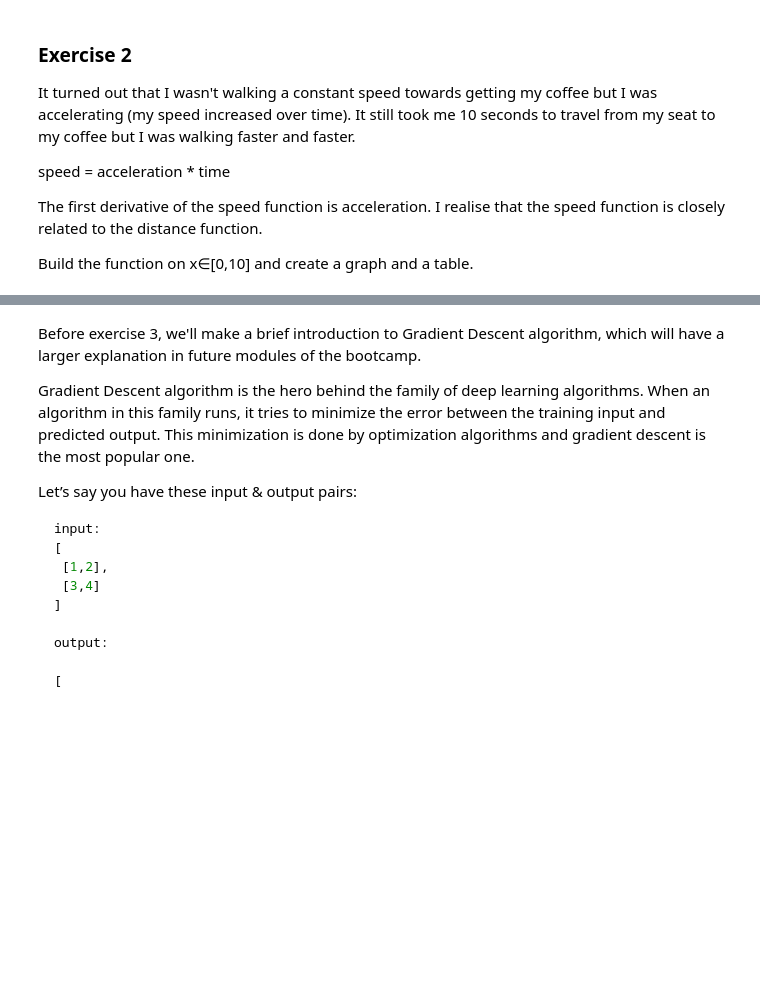
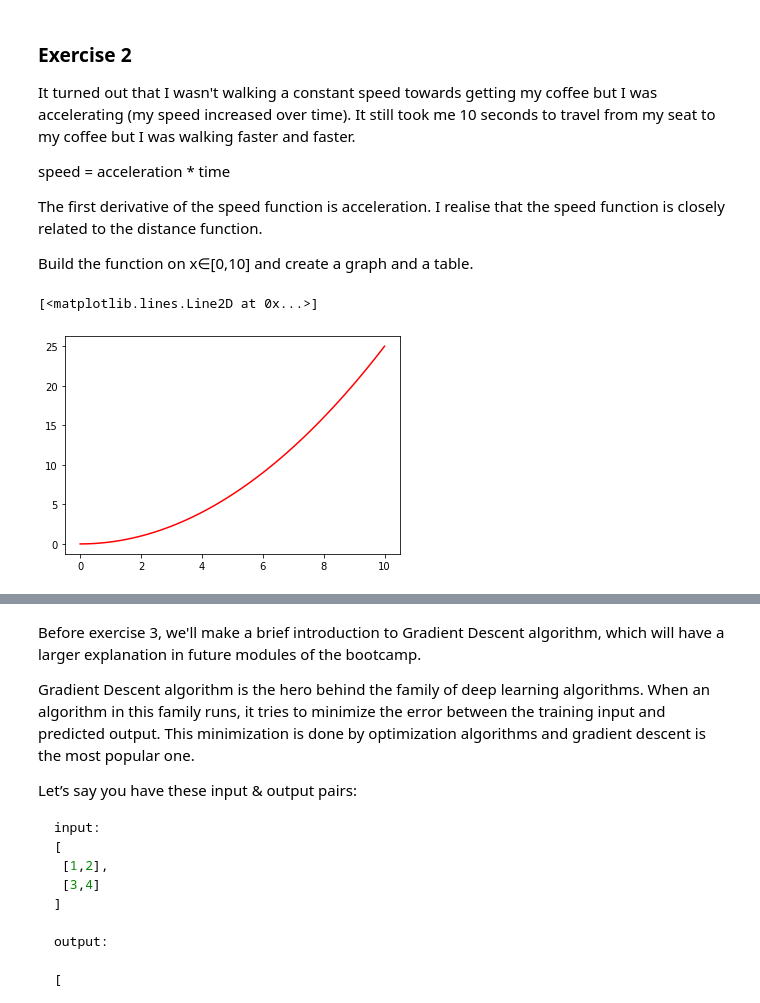
Before and after one commit to martina-nu/calculus-and-algebra-problems-with-python, a Jupyter notebook: problems.ipynb, the cells around one changed output, grey strips where cells are left out. Drawn from its saved outputs; the diff is of its cells as text; code cells hidden in the pictures; blank space fills up the shorter version.

```diff
--- a/problems.ipynb
+++ b/problems.ipynb
@@ -79,11 +79,27 @@ The first derivative of the speed function is acceleration. I realise that the s
 
 Build the function on x∈[0,10] and create a graph and a table.
 # %%
+
 #define and plot the funtion
+
 # Asumiendo que la aceleración es constante y positiva
 # Hallando aceleración
 # La distancia es la integral de la velocidad
-#
-def d(t): rerun
+# d = (a*t)/2
+# a = d *2/t**2
+#t=10
+#d =25
+# a = (25 * 2)/10 **2 = 50/100 = 0.5
+# Entonces a = 0.5
+# d = (0.5 * t **2) /2
+
+def d(t): return (0.5 *t **2)/2
+
+t = np.linspace(0, 10, 100)
+
+plt.plot(t, d(t), color ="red")
+# %% [output]
+[<matplotlib.lines.Line2D at 0x...>]
+[figure, added]
 # %%
 #create a dataframe
```
Also changed, not shown: parts of 1 cell of this notebook.
